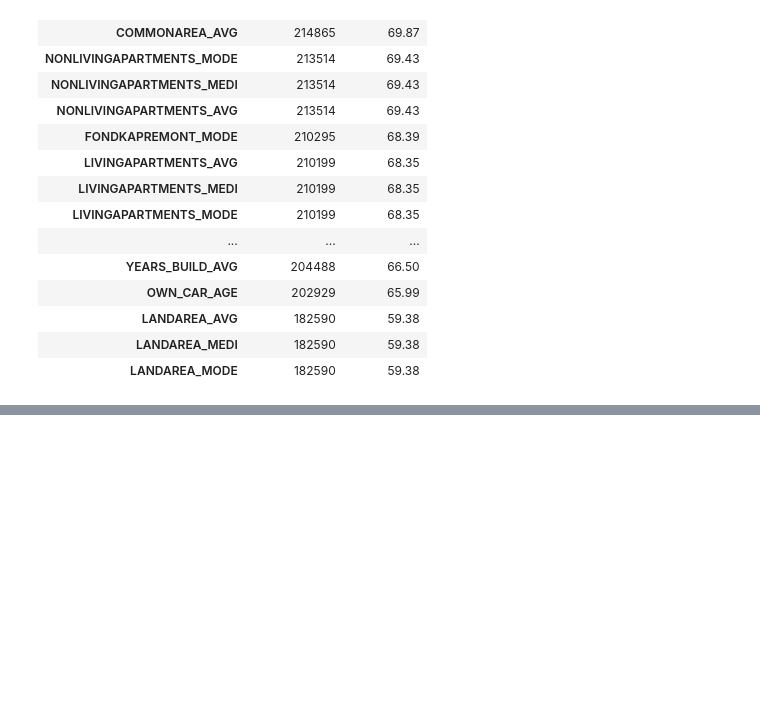
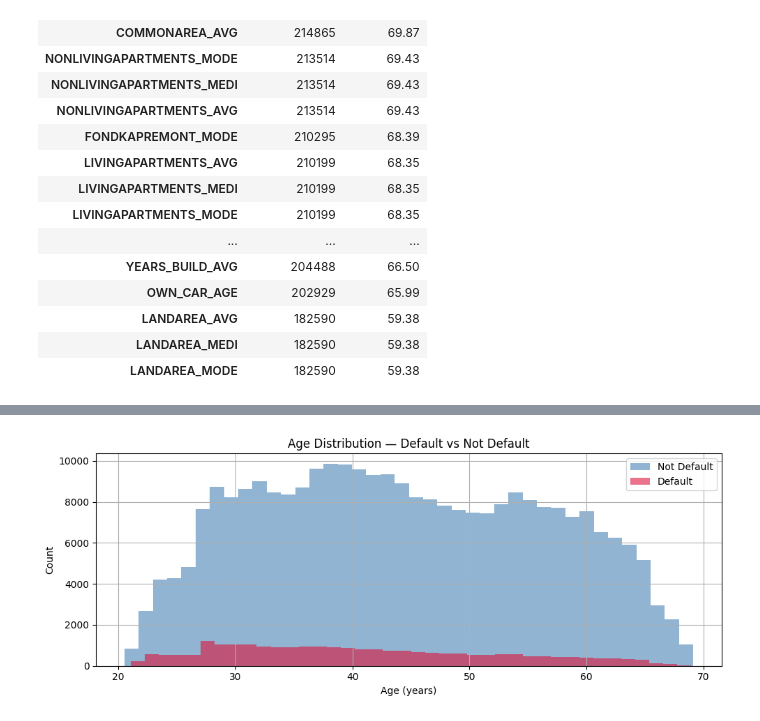
Before and after one commit to aryanparija/Loan-Default-Prediction, a Jupyter notebook: notebooks/01_eda.ipynb, the cells around one changed output, grey strips where cells are left out. Cells and saved outputs as stored; diff of their text form; code cells hidden in the pictures; blank space fills up the shorter version.

```diff
--- a/notebooks/01_eda.ipynb
+++ b/notebooks/01_eda.ipynb
@@ -66,0 +99,14 @@ missing_df[missing_df.missing_count > 0].sort_values('missing_pct', ascending=Fa
+# %%
+df['AGE_YEARS'] = df['DAYS_BIRTH'] / -365
+
+plt.figure(figsize=(10,4))
+df[df['TARGET']==0]['AGE_YEARS'].hist(bins=40, alpha=0.6, label='Not Default', color='steelblue')
+df[df['TARGET']==1]['AGE_YEARS'].hist(bins=40, alpha=0.6, label='Default', color='crimson')
+plt.legend()
+plt.title('Age Distribution — Default vs Not Default')
+plt.xlabel('Age (years)')
+plt.ylabel('Count')
+plt.tight_layout()
+plt.show()
+# %% [output]
+[figure, added]
```
Also changed, not shown: parts of 4 cells of this notebook.
